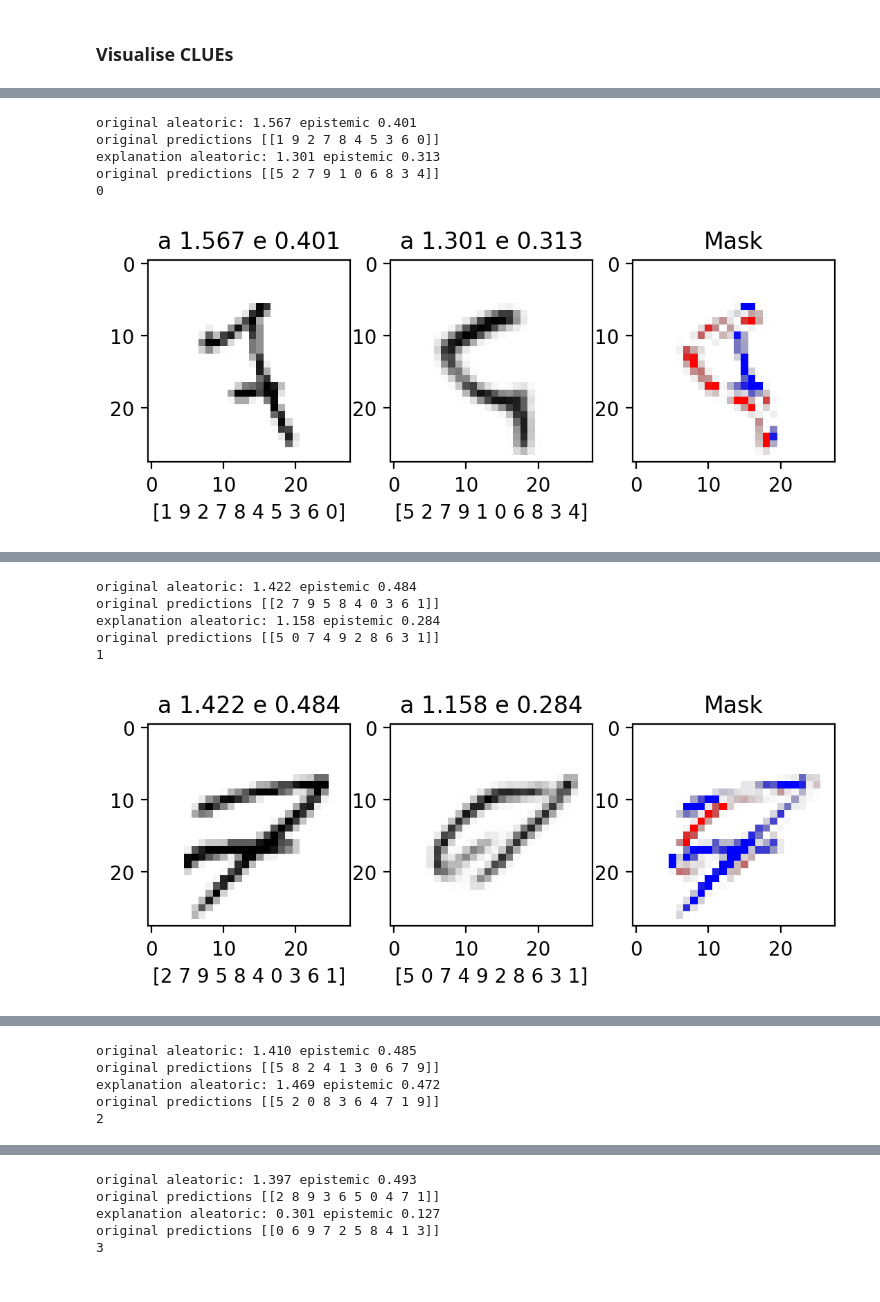
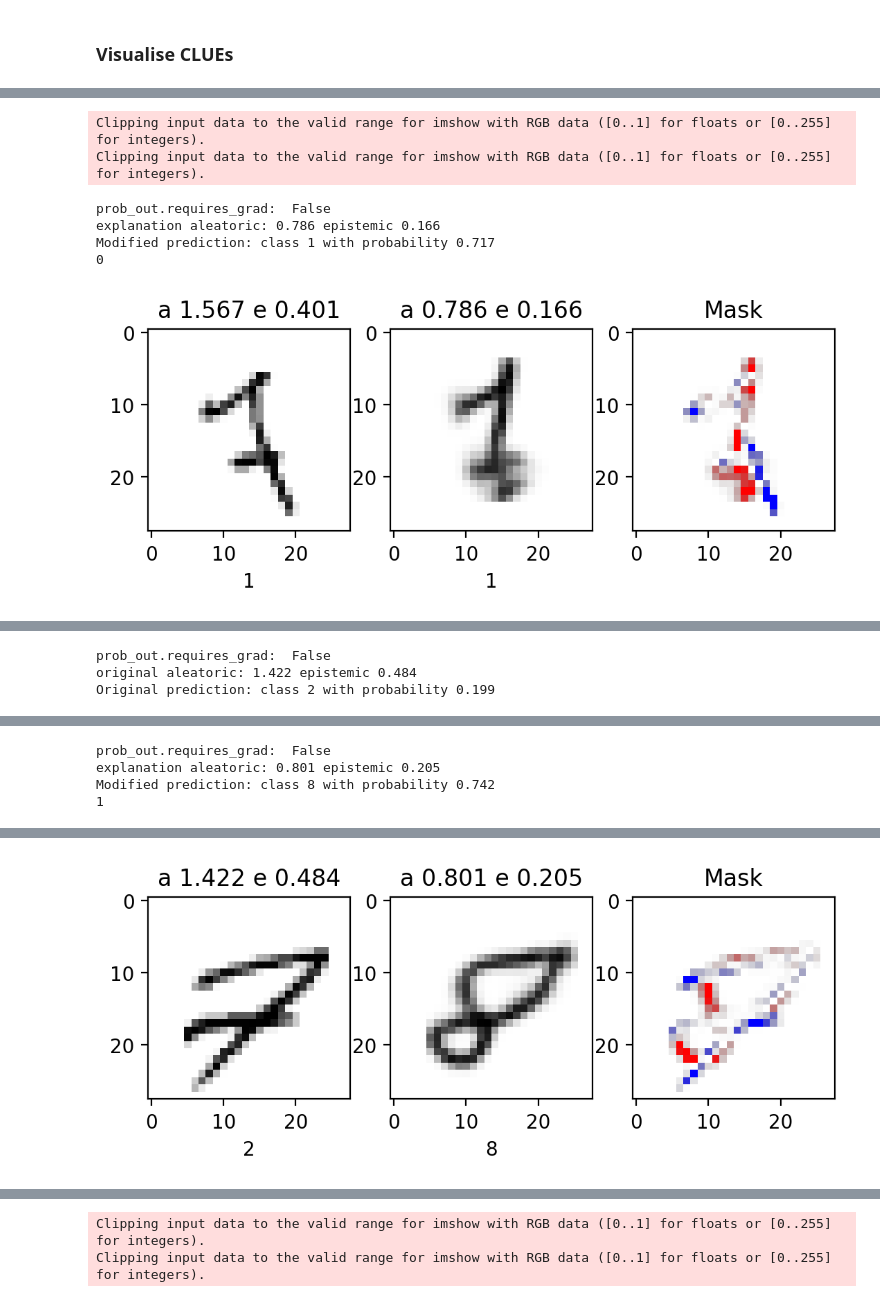
Before and after one commit to confinlay/Bayesian-CE, a Jupyter notebook: my-experiments/test-CLUE.ipynb, the cells around one changed output, grey strips where cells are left out. Cells and saved outputs as stored; diff of their text form; code cells hidden in the pictures.

```diff
--- a/my-experiments/test-CLUE.ipynb
+++ b/my-experiments/test-CLUE.ipynb
@@ -224,3 +241,5 @@ Weights file not found at: ../original_saves/original_state_dicts.pkl
+# %%
+BNN = base_model
 # %% [markdown]
 ### Load the datasets
 # %%
@@ -258,7 +275,7 @@ torch.cuda.empty_cache()
 #     latent_project_MNIST(BNN, VAE, dset=trainset, batch_size=1024, cuda=cuda, flatten_BNN=True, flatten_VAE=False)
 
 te_aleatoric_vec, te_epistemic_vec, z_test, x_test, y_test = \
-    latent_project_MNIST(BNN, VAE, dset=valset, batch_size=256, flatten_BNN=True, flatten_VAE=False)
+    latent_project_MNIST(BNN, VAE, dset=valset, batch_size=256, flatten_BNN=True, flatten_VAE=False, prob_BNN=True)
 
 torch.cuda.empty_cache()
 
@@ -809,33 +805,44 @@ x_end_tosave = []
 
 
 for N_explain in range(Nbatch):
-
+    # Get predictions for original image
     to_BNN = MNIST_mean_std_norm(torch.tensor(x_test[uncert_idxs_sorted[N_explain],0,:,:]).view(1,-1)).to(BNN.device)
     probs = BNN.sample_predict(to_BNN, Nsamples=0, grad=False)
     o_total_entropy, o_aleatoric_entropy, o_epistemic_entropy = decompose_entropy_cat(probs)
     print('original aleatoric: %2.3f epistemic %2.3f' % (o_aleatoric_entropy.item(), o_epistemic_entropy.item()))
-    _, o_preds = probs.mean(dim=0).sort(dim=1, descending=True)
-    print('original predictions', o_preds.cpu().numpy())
 
+    # Get predicted class probabilities and indices
+    mean_probs = probs.mean(dim=0)
+    values, indices = mean_probs.sort(dim=1, descending=True)
+    pred_class = indices[0, 0].item()  # Get most likely class
+    pred_prob = values[0, 0].item()    # Get probability of most likely class
+    print(f'Original prediction: class {pred_class} with probability {pred_prob:.3f}')
 
+    # Plot original image
     fig, ax = plt.subplots(nrows=1, ncols=3, dpi=200)
     ax[0].imshow(1-x_test[uncert_idxs_sorted[N_explain],0,:,:], cmap='gray')
     ax[0].set_title('a %2.3f e %2.3f' % (o_aleatoric_entropy.item(), o_epistemic_entropy.item()))
-    ax[0].set_xlabel(o_preds.cpu().numpy()[0])
+    ax[0].set_xlabel(str(pred_class))
 
-
+    # Get predictions for modified image
     to_BNN = MNIST_mean_std_norm(torch.tensor(x_vec[-1,N_explain,0,:,:]).view(1,-1)).to(BNN.device)
     probs = BNN.sample_predict(to_BNN, Nsamples=0, grad=False)
     total_entropy, aleatoric_entropy, epistemic_entropy = decompose_entropy_cat(probs)
     print('explanation aleatoric: %2.3f epistemic %2.3f' % (aleatoric_entropy.item(), epistemic_entropy.item()))
-    _, preds = probs.mean(dim=0).sort(dim=1, descending=True)
-    print('original predictions', preds.cpu().numpy())
 
+    # Get predicted class probabilities and indices for modified image
+    mean_probs = probs.mean(dim=0)
+    values, indices = mean_probs.sort(dim=1, descending=True)
+    pred_class_modified = indices[0, 0].item()  # Get most likely class
+    pred_prob_modified = values[0, 0].item()    # Get probability of most likely class
+    print(f'Modified prediction: class {pred_class_modified} with probability {pred_prob_modified:.3f}')
 
+    # Plot modified image
     ax[1].imshow(1-x_vec[-1,N_explain,0,:,:], cmap='gray')
     ax[1].set_title('a %2.3f e %2.3f' % (aleatoric_entropy.item(), epistemic_entropy.item()))
-    ax[1].set_xlabel(preds.cpu().numpy()[0])
+    ax[1].set_xlabel(str(pred_class_modified))
 
+    # Create and plot mask
     mask = x_vec[-1] - x_init_batch
 
     mask_neg = -mask[N_explain,0,:,:]
@@ -850,23 +857,22 @@ for N_explain in range(Nbatch):
     mask_pos = np.repeat(np.expand_dims(mask_pos, axis=2), 4, axis=2)*2
     mask_pos[:,:,1:3] = 0
 
-
-    # ax[2].imshow(1-x_init_batch[N_explain, 0,:,:], cmap='gray')
-    ax[2].imshow(mask_pos, alpha=1)#,  vmin=0, vmax=1)
+    ax[2].imshow(mask_pos, alpha=1)
     ax[2].imshow(mask_neg, alpha=1)
     ax[2].set_title('Mask')
 
     print(N_explain)
     plt.show()
 
+    # Save results
     o_uncert_tosave.append(o_total_entropy.data.cpu().numpy())
-    o_class_tosave.append(o_preds.data.cpu().numpy())
+    o_class_tosave.append(pred_class)
     post_uncert_tosave.append(total_entropy.data.cpu().numpy())
-    post_class_tosave.append(preds.data.cpu().numpy())
+    post_class_tosave.append(pred_class_modified)
     x_start_tosave.append(x_test[uncert_idxs_sorted[N_explain],0,:,:])
     x_end_tosave.append(x_vec[-1,N_explain,0,:,:])
 
-
+# Stack saved results
 o_uncert_tosave = np.stack(o_uncert_tosave, axis=0)
 o_class_tosave = np.stack(o_class_tosave, axis=0)
 post_uncert_tosave = np.stack(post_uncert_tosave, axis=0)
@@ -879,6 +886,7 @@ WARNING:matplotlib.image:Clipping input data to the valid range for imshow with
-original aleatoric: 1.567 epistemic 0.401
-original predictions [[1 9 2 7 8 4 5 3 6 0]]
-explanation aleatoric: 1.301 epistemic 0.313
-original predictions [[5 2 7 9 1 0 6 8 3 4]]
-0
+Clipping input data to the valid range for imshow with RGB data ([0..1] for floats or [0..255] for integers).
+Clipping input data to the valid range for imshow with RGB data ([0..1] for floats or [0..255] for integers).
+prob_out.requires_grad:  False
+explanation aleatoric: 0.786 epistemic 0.166
+Modified prediction: class 1 with probability 0.717
+0
-[figure, old version]
+[figure, new version]
@@ -887,6 +893,3 @@ WARNING:matplotlib.image:Clipping input data to the valid range for imshow with
+prob_out.requires_grad:  False
 original aleatoric: 1.422 epistemic 0.484
-original predictions [[2 7 9 5 8 4 0 3 6 1]]
-explanation aleatoric: 1.158 epistemic 0.284
-original predictions [[5 0 7 4 9 2 8 6 3 1]]
-1
+Original prediction: class 2 with probability 0.199
-[figure, old version]
@@ -895,5 +898,4 @@ WARNING:matplotlib.image:Clipping input data to the valid range for imshow with
-original aleatoric: 1.410 epistemic 0.485
-original predictions [[5 8 2 4 1 3 0 6 7 9]]
-explanation aleatoric: 1.469 epistemic 0.472
-original predictions [[5 2 0 8 3 6 4 7 1 9]]
-2
+prob_out.requires_grad:  False
+explanation aleatoric: 0.801 epistemic 0.205
+Modified prediction: class 8 with probability 0.742
+1
@@ -900,0 +902 @@ original predictions [[5 2 0 8 3 6 4 7 1 9]]
+[figure, new version]
@@ -903,5 +906,2 @@ WARNING:matplotlib.image:Clipping input data to the valid range for imshow with
-original aleatoric: 1.397 epistemic 0.493
-original predictions [[2 8 9 3 6 5 0 4 7 1]]
-explanation aleatoric: 0.301 epistemic 0.127
-original predictions [[0 6 9 7 2 5 8 4 1 3]]
-3
+Clipping input data to the valid range for imshow with RGB data ([0..1] for floats or [0..255] for integers).
+Clipping input data to the valid range for imshow with RGB data ([0..1] for floats or [0..255] for integers).
```
Also changed, not shown: parts of 26 cells of this notebook, 10 other files.
